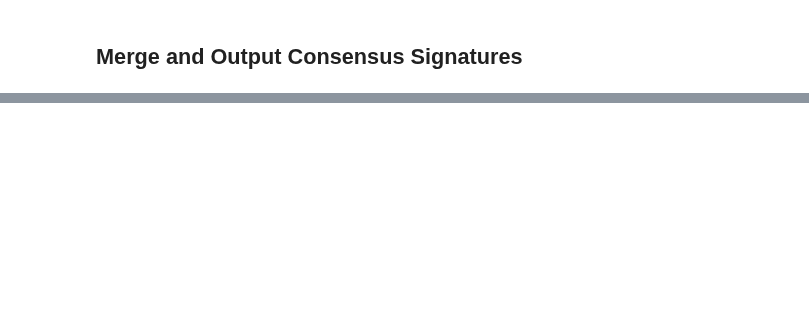
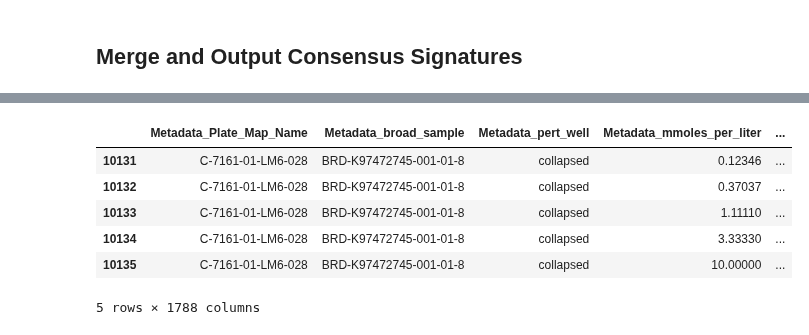
Before and after one commit to broadinstitute/lincs-cell-painting, a Jupyter notebook: consensus/build-consensus-signatures.ipynb, the cells around one changed output, grey strips where cells are left out. Saved outputs shown, nothing was run; the diff lists cells and outputs as text; code cells hidden in the pictures; blank space fills up the shorter version.

```diff
--- a/consensus/build-consensus-signatures.ipynb
+++ b/consensus/build-consensus-signatures.ipynb
@@ -236,0 +261,10 @@ modz
+# %%
+consensus_df.tail()
+# %% [output]
+|  | Metadata_Plate_Map_Name | Metadata_broad_sample | Metadata_pert_well | Metadata_mmoles_per_liter | ... |
+| 10131 | C-7161-01-LM6-028 | BRD-K97472745-001-01-8 | collapsed | 0.12346 | ... |
+| 10132 | C-7161-01-LM6-028 | BRD-K97472745-001-01-8 | collapsed | 0.37037 | ... |
+| 10133 | C-7161-01-LM6-028 | BRD-K97472745-001-01-8 | collapsed | 1.11110 | ... |
+| 10134 | C-7161-01-LM6-028 | BRD-K97472745-001-01-8 | collapsed | 3.33330 | ... |
+| 10135 | C-7161-01-LM6-028 | BRD-K97472745-001-01-8 | collapsed | 10.00000 | ... |
+5 rows × 1788 columns
```
Also changed, not shown: parts of 7 cells of this notebook, 1 other file.
